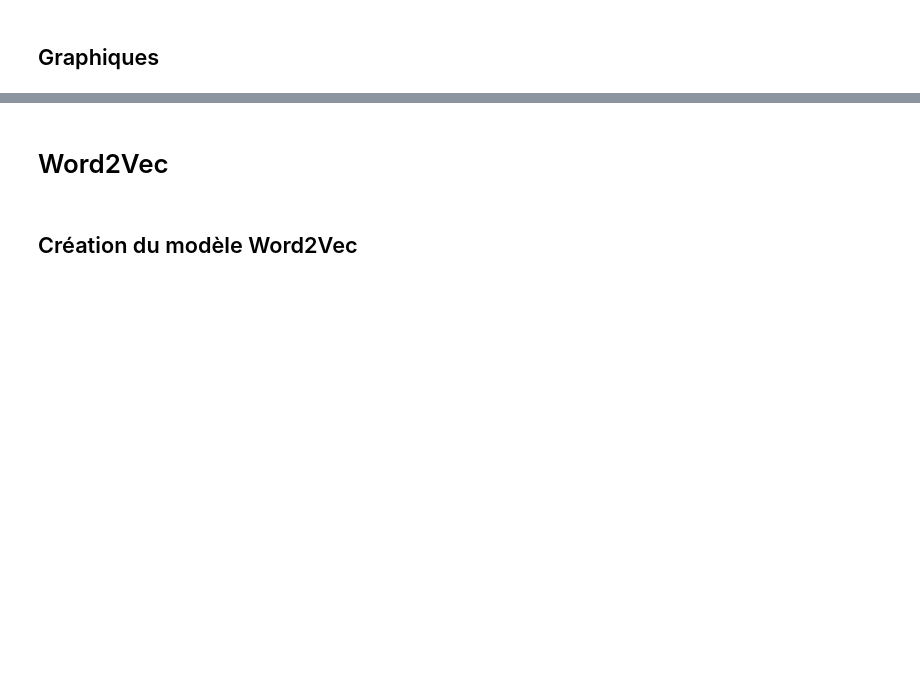
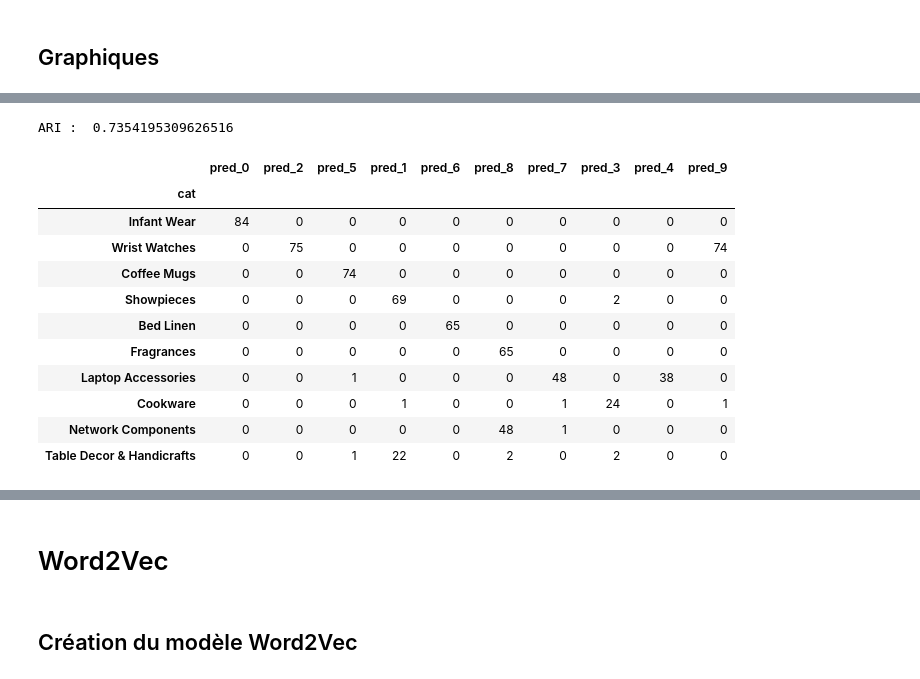
Before and after one commit to CeVague/Projet_6-Classifiez-biens-de-consommation, a Jupyter notebook: 1_texte.ipynb, the cells around one changed output, grey strips where cells are left out. Saved outputs shown, nothing was run; the diff lists cells and outputs as text; code cells hidden in the pictures; blank space fills up the shorter version.

```diff
--- a/1_texte.ipynb
+++ b/1_texte.ipynb
@@ -223,6 +208,38 @@ def TSNE_visu_fct(X_tsne, y_cat_num, labels, ARI) :
 
     plt.show()
     print("ARI : ", ARI)
+# %%
+def get_max_coord(data):
+    max_value = data.values.max()
+    return list(zip(*np.where(data.values == max_value)))[0]
+# %%
+def compare_clustering(original, predict, return_cat=False):
+    original = list(original)
+    data_show = pd.DataFrame(original, columns=['cat'])
+    data_show['pred'] = predict
+    data_show = pd.get_dummies(data_show, columns=['pred'])
+    data_show = data_show.groupby('cat').sum(numeric_only=True)
+
+
+    cat_restante = list(data_show.index)
+    col_restante = list(data_show.columns)
+    cat_final = []
+    col_final = []
+    for i in range(len(data_show)):
+        i_cat, i_col = get_max_coord(data_show.loc[cat_restante, col_restante])
+        n_col, n_cat = col_restante[i_col], cat_restante[i_cat]
+
+        col_final.append(n_col)
+        col_restante.remove(n_col)
+        cat_final.append(n_cat)
+        cat_restante.remove(n_cat)
+
+    if return_cat:
+        return cat_final, col_final
+
+    print('ARI : ', metrics.adjusted_rand_score(original, predict))
+
+    return data_show.loc[cat_final, col_final].style.background_gradient(cmap="YlGnBu", axis=0)
 # %% [markdown]
 # Bag of word - Tf-idf
 # %% [markdown]
@@ -274,0 +293,18 @@ ARI :  0.7063
+# %%
+list_cat = list(data_T['category'])
+# %%
+compare_clustering(list_cat, labels_ctf)
+# %% [output]
+ARI :  0.7354195309626516
+|  | pred_0 | pred_2 | pred_5 | pred_1 | pred_6 | pred_8 | pred_7 | pred_3 | pred_4 | pred_9 |
+| cat |  |  |  |  |  |  |  |  |  |  |
+| Infant Wear | 84 | 0 | 0 | 0 | 0 | 0 | 0 | 0 | 0 | 0 |
+| Wrist Watches | 0 | 75 | 0 | 0 | 0 | 0 | 0 | 0 | 0 | 74 |
+| Coffee Mugs | 0 | 0 | 74 | 0 | 0 | 0 | 0 | 0 | 0 | 0 |
+| Showpieces | 0 | 0 | 0 | 69 | 0 | 0 | 0 | 2 | 0 | 0 |
+| Bed Linen | 0 | 0 | 0 | 0 | 65 | 0 | 0 | 0 | 0 | 0 |
+| Fragrances | 0 | 0 | 0 | 0 | 0 | 65 | 0 | 0 | 0 | 0 |
+| Laptop Accessories | 0 | 0 | 1 | 0 | 0 | 0 | 48 | 0 | 38 | 0 |
+| Cookware | 0 | 0 | 0 | 1 | 0 | 0 | 1 | 24 | 0 | 1 |
+| Network Components | 0 | 0 | 0 | 0 | 0 | 48 | 1 | 0 | 0 | 0 |
+| Table Decor & Handicrafts | 0 | 0 | 1 | 22 | 0 | 2 | 0 | 2 | 0 | 0 |
```
Also changed, not shown: parts of 39 cells of this notebook, 1 other file.
